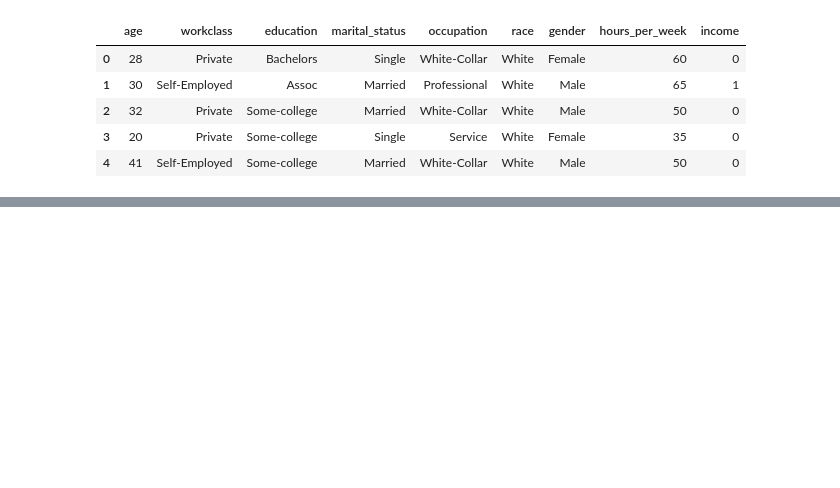
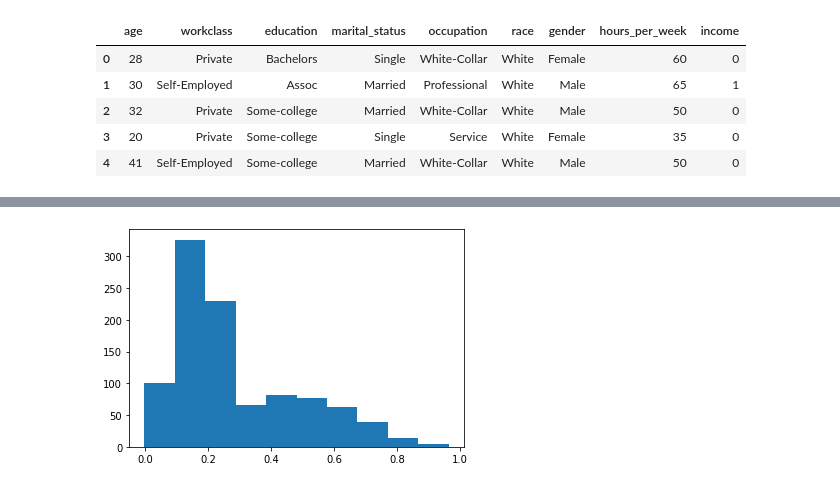
Before and after one commit to sumugit/DiCE, a Jupyter notebook: dice_ml_test/genetic_sample.ipynb, the cells around one changed output, grey strips where cells are left out. Cells and saved outputs as stored; diff of their text form; code cells hidden in the pictures; blank space fills up the shorter version.

```diff
--- a/dice_ml_test/genetic_sample.ipynb
+++ b/dice_ml_test/genetic_sample.ipynb
@@ -105 +180,7 @@ exp_genetic.average_loss_list
+# %%
+plt.hist(exp_genetic.final_cfs_df["income"])
+#plt.xlim(0.0, 1.0)
+plt.show()
+# %% [output]
+[figure, added]
 # %%
```
Also changed, not shown: parts of 10 cells of this notebook, 42 other files.
